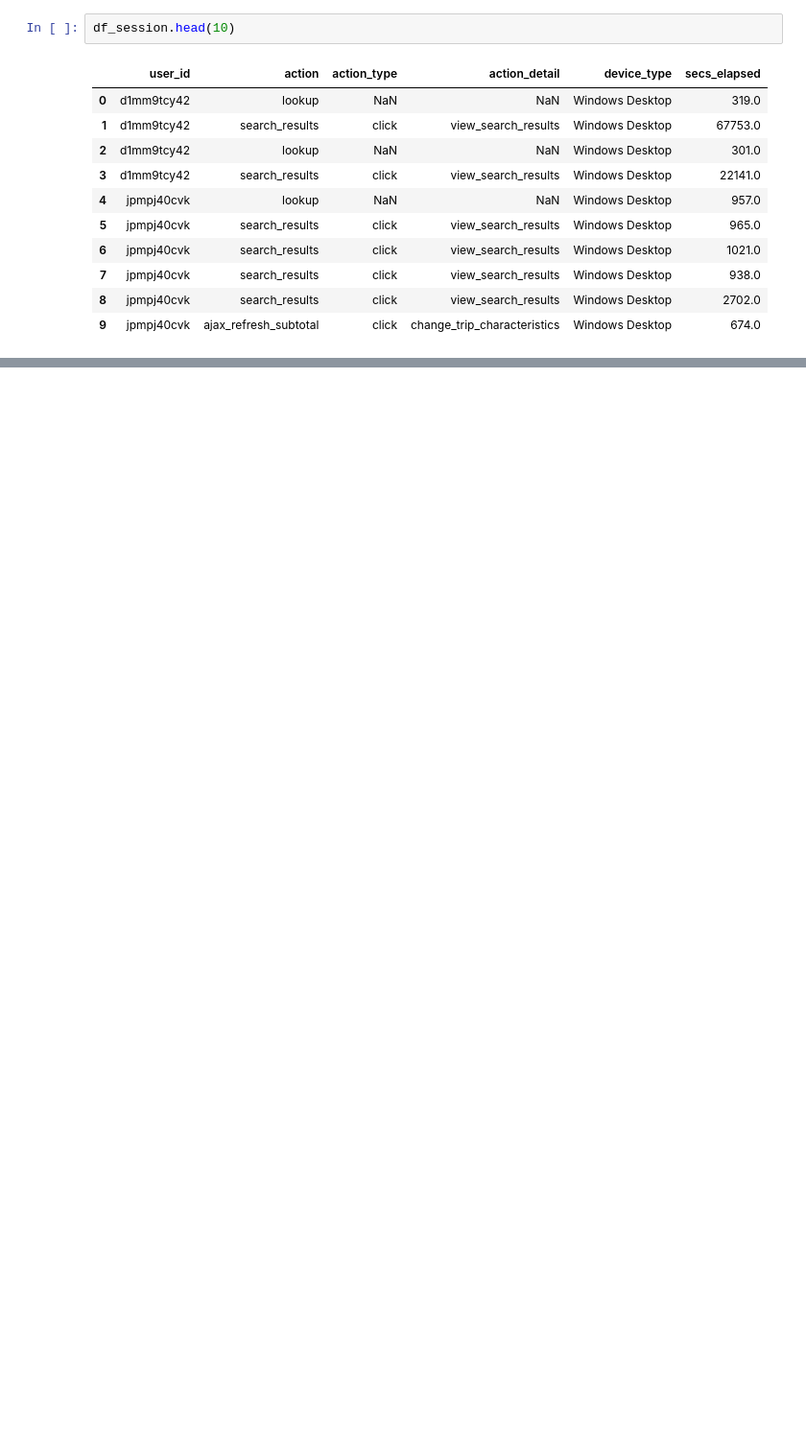
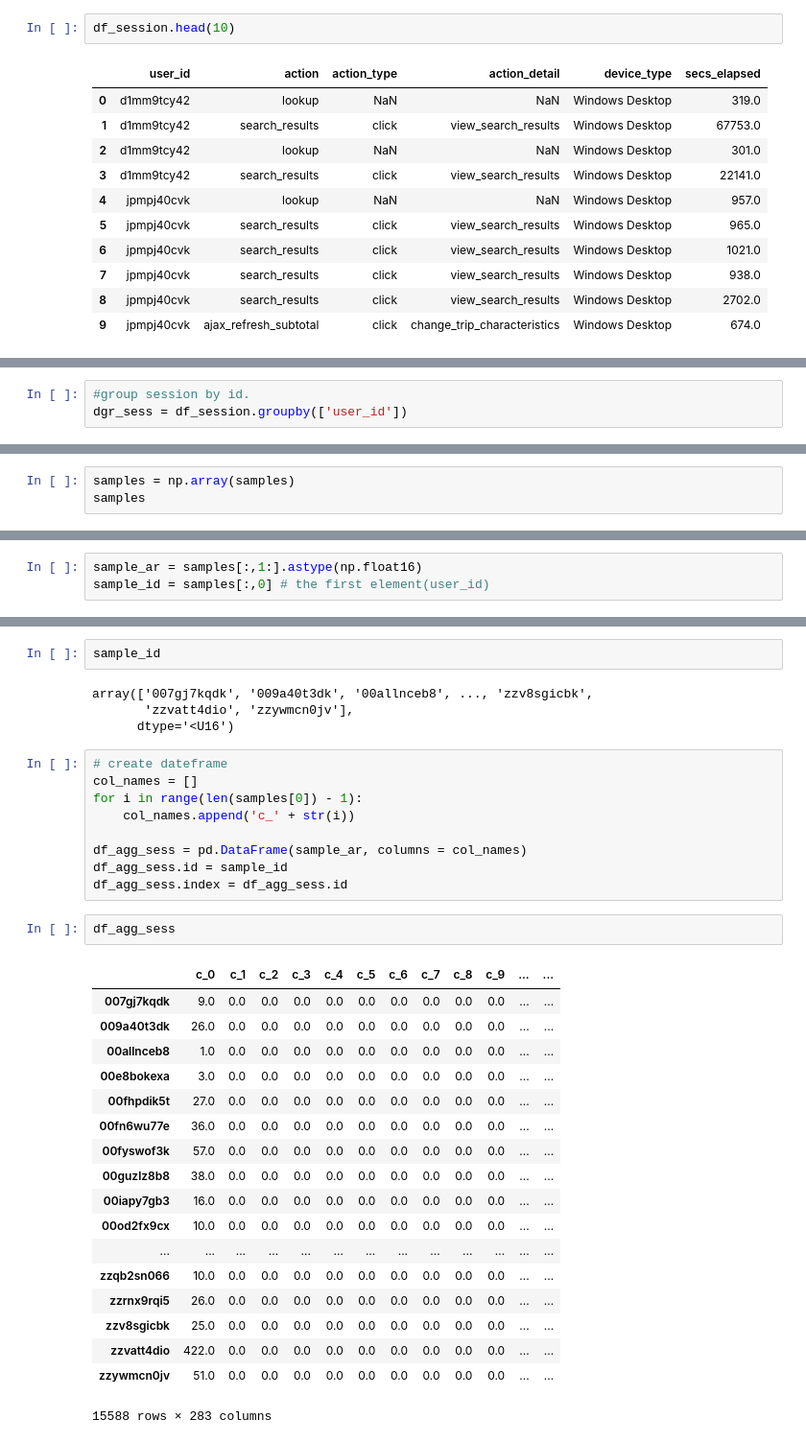
Before and after one commit to Payne098/airbnb, a Jupyter notebook: airbnb_FeatureEngineering.ipynb, the cells around one changed output, grey strips where cells are left out. Shown at 96% size. Saved outputs shown, nothing was run; the diff lists cells and outputs as text; blank space fills up the shorter version.

Commit message:
finish session.csv feature engineering

```diff
--- a/airbnb_FeatureEngineering.ipynb
+++ b/airbnb_FeatureEngineering.ipynb
@@ -65,0 +86,3 @@ act_freq = 100
+# %%
+#group session by id.
+dgr_sess = df_session.groupby(['user_id'])
@@ -65,0 +171,3 @@ act_freq = 100
+# %%
+samples = np.array(samples)
+samples
@@ -65,0 +183,3 @@ act_freq = 100
+# %%
+sample_ar = samples[:,1:].astype(np.float16)
+sample_id = samples[:,0] # the first element(user_id)
@@ -65,0 +196,36 @@ act_freq = 100
+# %%
+sample_id
+# %% [output]
+array(['007gj7kqdk', '009a40t3dk', '00allnceb8', ..., 'zzv8sgicbk',
+       'zzvatt4dio', 'zzywmcn0jv'],
+      dtype='<U16')
+# %%
+# create dateframe
+col_names = []
+for i in range(len(samples[0]) - 1):
+    col_names.append('c_' + str(i))
+
+df_agg_sess = pd.DataFrame(sample_ar, columns = col_names)
+df_agg_sess.id = sample_id
+df_agg_sess.index = df_agg_sess.id
+# %%
+df_agg_sess
+# %% [output]
+|  | c_0 | c_1 | c_2 | c_3 | c_4 | c_5 | c_6 | c_7 | c_8 | c_9 | ... | ... |
+| 007gj7kqdk | 9.0 | 0.0 | 0.0 | 0.0 | 0.0 | 0.0 | 0.0 | 0.0 | 0.0 | 0.0 | ... | ... |
+| 009a40t3dk | 26.0 | 0.0 | 0.0 | 0.0 | 0.0 | 0.0 | 0.0 | 0.0 | 0.0 | 0.0 | ... | ... |
+| 00allnceb8 | 1.0 | 0.0 | 0.0 | 0.0 | 0.0 | 0.0 | 0.0 | 0.0 | 0.0 | 0.0 | ... | ... |
+| 00e8bokexa | 3.0 | 0.0 | 0.0 | 0.0 | 0.0 | 0.0 | 0.0 | 0.0 | 0.0 | 0.0 | ... | ... |
+| 00fhpdik5t | 27.0 | 0.0 | 0.0 | 0.0 | 0.0 | 0.0 | 0.0 | 0.0 | 0.0 | 0.0 | ... | ... |
+| 00fn6wu77e | 36.0 | 0.0 | 0.0 | 0.0 | 0.0 | 0.0 | 0.0 | 0.0 | 0.0 | 0.0 | ... | ... |
+| 00fyswof3k | 57.0 | 0.0 | 0.0 | 0.0 | 0.0 | 0.0 | 0.0 | 0.0 | 0.0 | 0.0 | ... | ... |
+| 00guzlz8b8 | 38.0 | 0.0 | 0.0 | 0.0 | 0.0 | 0.0 | 0.0 | 0.0 | 0.0 | 0.0 | ... | ... |
+| 00iapy7gb3 | 16.0 | 0.0 | 0.0 | 0.0 | 0.0 | 0.0 | 0.0 | 0.0 | 0.0 | 0.0 | ... | ... |
+| 00od2fx9cx | 10.0 | 0.0 | 0.0 | 0.0 | 0.0 | 0.0 | 0.0 | 0.0 | 0.0 | 0.0 | ... | ... |
+| ... | ... | ... | ... | ... | ... | ... | ... | ... | ... | ... | ... | ... |
+| zzqb2sn066 | 10.0 | 0.0 | 0.0 | 0.0 | 0.0 | 0.0 | 0.0 | 0.0 | 0.0 | 0.0 | ... | ... |
+| zzrnx9rqi5 | 26.0 | 0.0 | 0.0 | 0.0 | 0.0 | 0.0 | 0.0 | 0.0 | 0.0 | 0.0 | ... | ... |
+| zzv8sgicbk | 25.0 | 0.0 | 0.0 | 0.0 | 0.0 | 0.0 | 0.0 | 0.0 | 0.0 | 0.0 | ... | ... |
+| zzvatt4dio | 422.0 | 0.0 | 0.0 | 0.0 | 0.0 | 0.0 | 0.0 | 0.0 | 0.0 | 0.0 | ... | ... |
+| zzywmcn0jv | 51.0 | 0.0 | 0.0 | 0.0 | 0.0 | 0.0 | 0.0 | 0.0 | 0.0 | 0.0 | ... | ... |
+15588 rows × 283 columns
```
Also changed, not shown: parts of 32 cells of this notebook, 5 other files.
